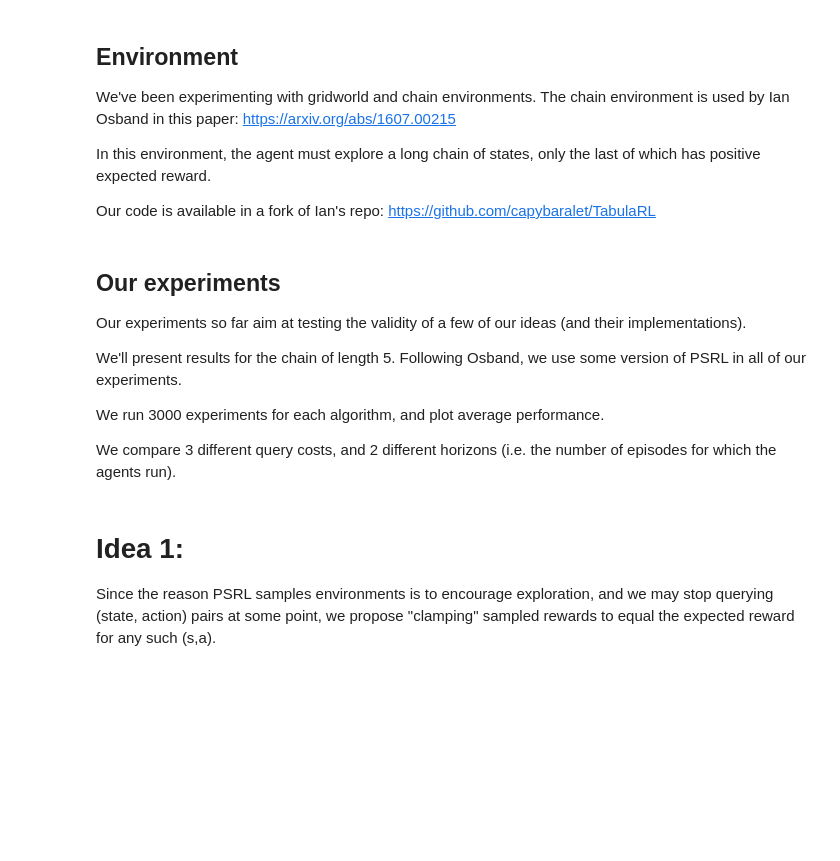
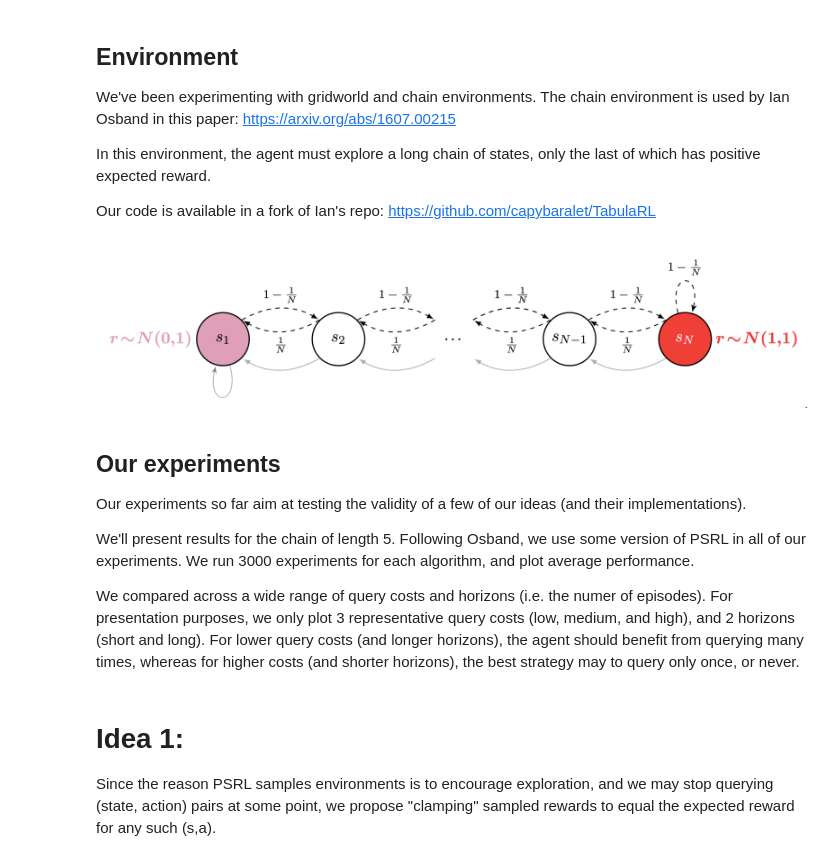
Before and after one commit to capybaralet/TabulaRL, a Jupyter notebook: src/dk_aug28.ipynb, the cells around one changed output. Saved outputs shown, nothing was run; the diff lists cells and outputs as text; code cells hidden in the pictures; blank space fills up the shorter version.

```diff
--- a/src/dk_aug28.ipynb
+++ b/src/dk_aug28.ipynb
@@ -19,6 +19,15 @@ In this environment, the agent must explore a long chain of states, only the las
 
 Our code is available in a fork of Ian's repo:
 https://github.com/capybaralet/TabulaRL
+# %%
+# Here is a diagram of the environment, taken for Ian's paper
+# Rewards for intermediate states are deterministically 0.
+# There are two actions (right and left), the right action stochastically fails, while the left action always succeeds.
+
+from IPython.display import Image
+Image("figures/chain_figure.png")
+# %% [output]
+[figure, added]
 # %%
 # Here is the implementation of the chain environment:
 
@@ -60,10 +69,9 @@ Our experiments so far aim at testing the validity of a few of our ideas (and th
 
 We'll present results for the chain of length 5.
 Following Osband, we use some version of PSRL in all of our experiments.
-
 We run 3000 experiments for each algorithm, and plot average performance.
 
-We compare 3 different query costs, and 2 different horizons (i.e. the number of episodes for which the agents run).
+We compared across a wide range of query costs and horizons (i.e. the numer of episodes).  For presentation purposes, we only plot 3 representative query costs (low, medium, and high), and 2 horizons (short and long).  For lower query costs (and longer horizons), the agent should benefit from querying many times, whereas for higher costs (and shorter horizons), the best strategy may to query only once, or never.
 # %% [markdown]
 # Idea 1:
 Since the reason PSRL samples environments is to encourage exploration, and we may stop querying (state, action) pairs at some point, we propose "clamping" sampled rewards to equal the expected reward for any such (s,a).
```
Also changed, not shown: parts of 2 cells of this notebook, 3 other files.
